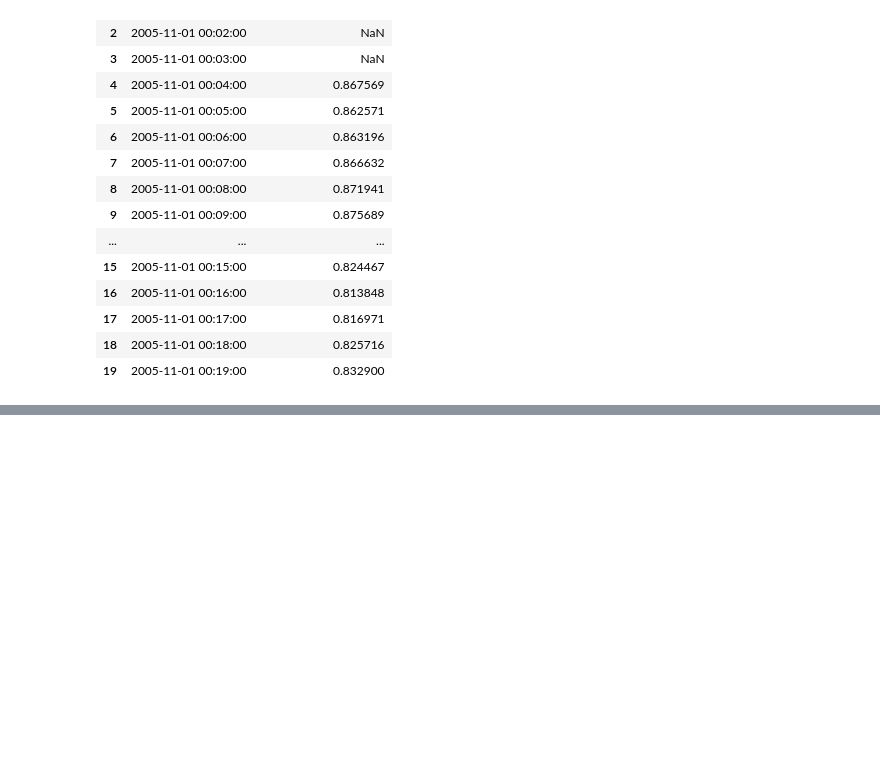
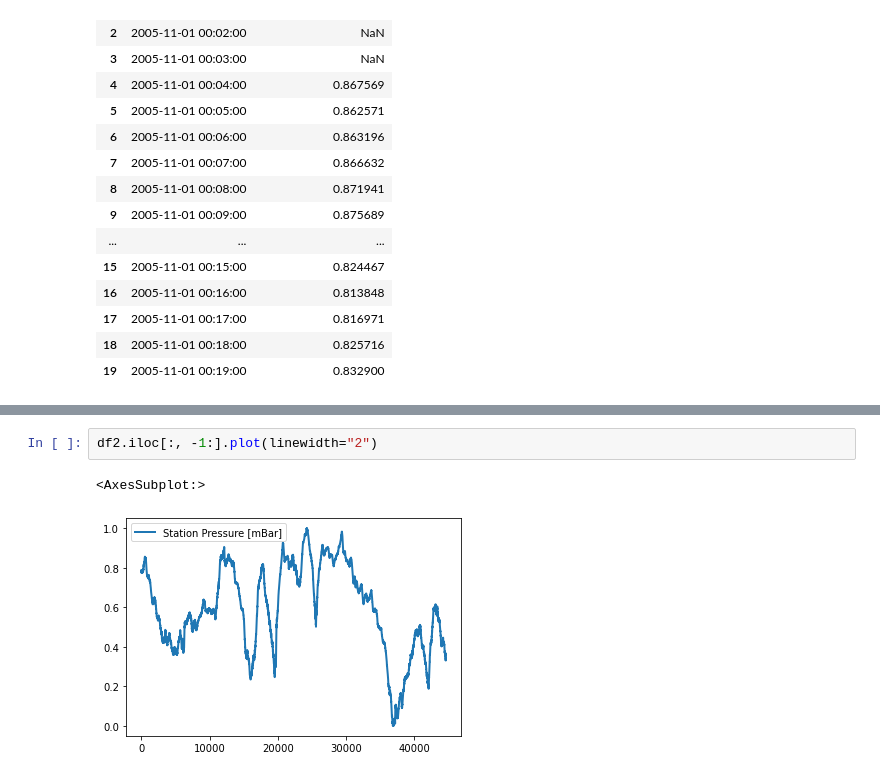
Before and after one commit to avilla2/cis422-project1, a Jupyter notebook: Testing.ipynb, the cells around one changed output, grey strips where cells are left out. Saved outputs shown, nothing was run; the diff lists cells and outputs as text; blank space fills up the shorter version.

```diff
--- a/Testing.ipynb
+++ b/Testing.ipynb
@@ -72,0 +95,5 @@ df2.head(20)
+# %%
+df2.iloc[:, -1:].plot(linewidth="2")
+# %% [output]
+<AxesSubplot:>
+[figure, added]
```
Also changed, not shown: parts of 1 cell of this notebook, 1 other file.
